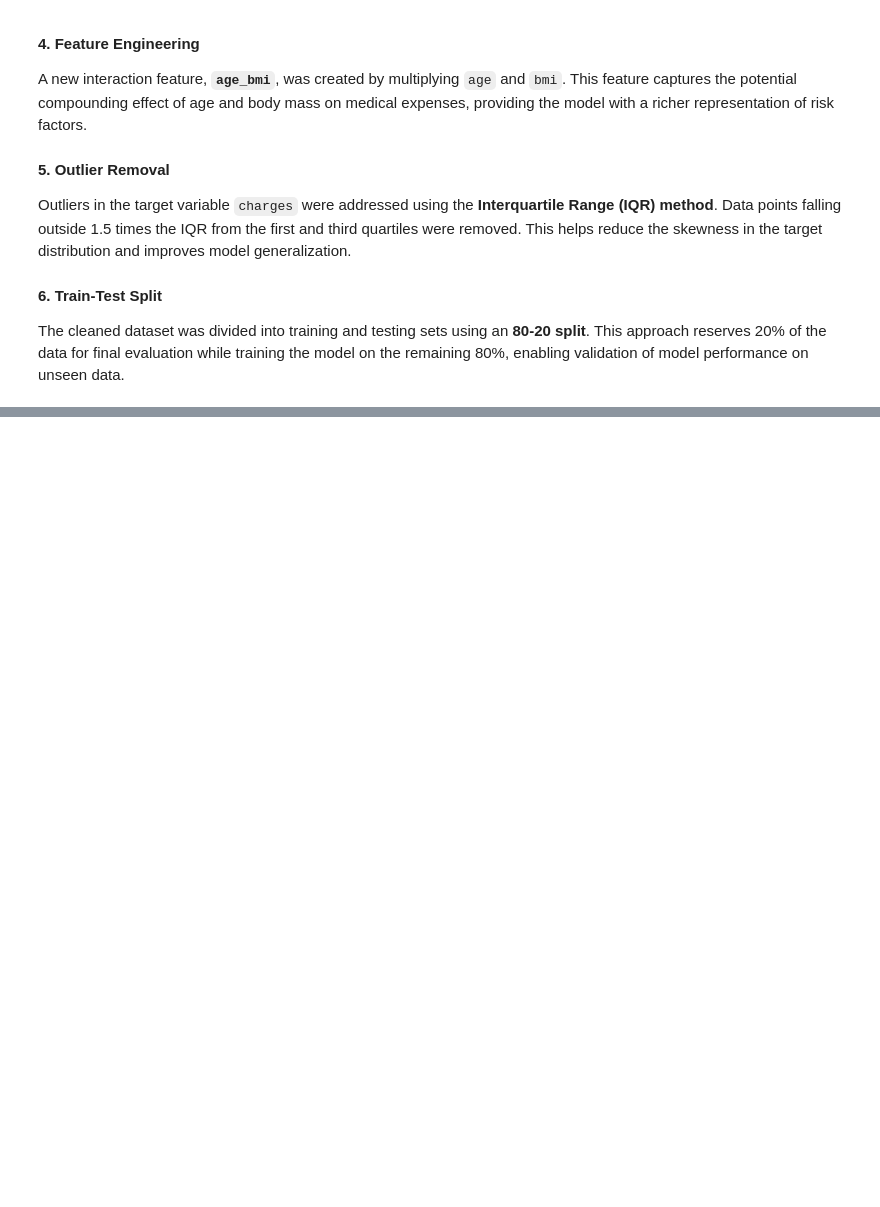
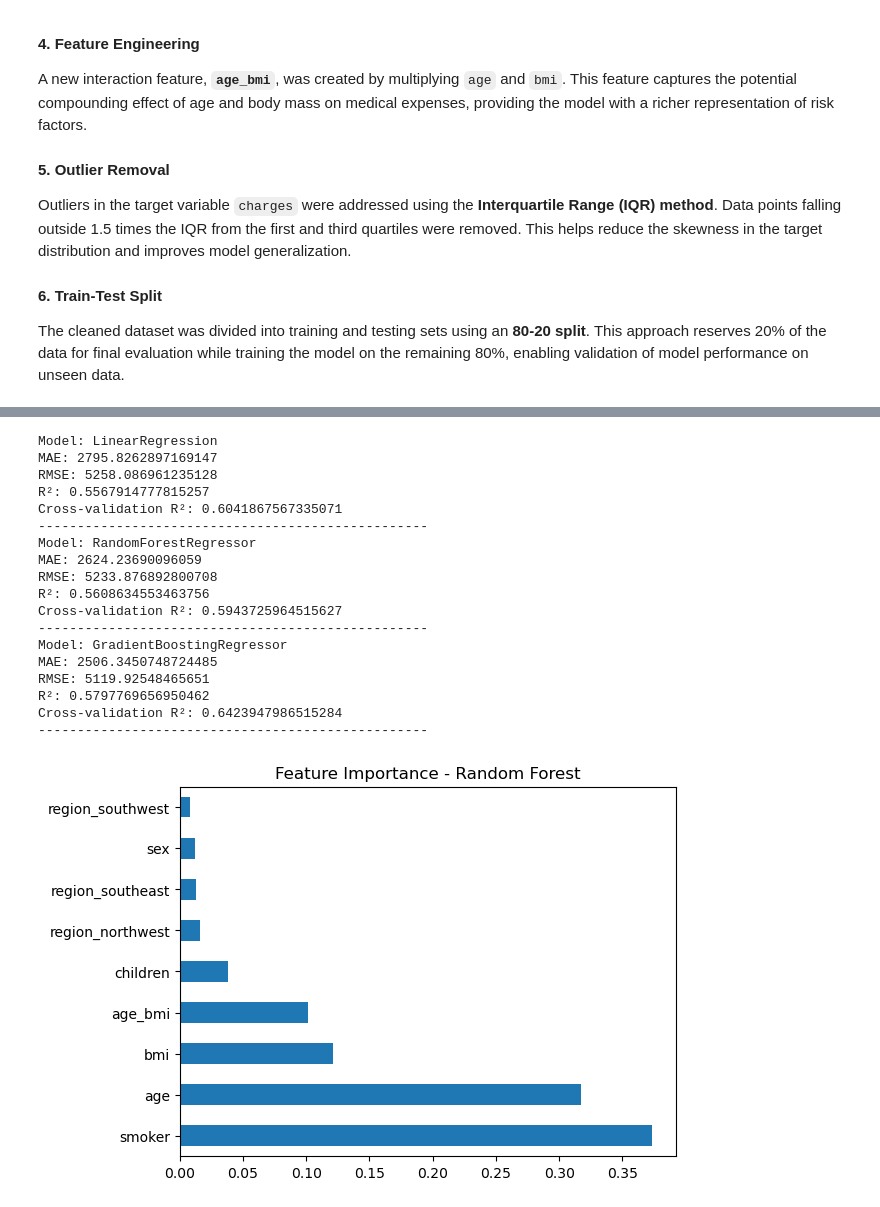
Before and after one commit to tejashri0/health-insurance-analysis, a Jupyter notebook: GroupProjectDataMining.ipynb, the cells around one changed output, grey strips where cells are left out. Saved outputs shown, nothing was run; the diff lists cells and outputs as text; code cells hidden in the pictures; blank space fills up the shorter version.

Commit message:
Added EDA and model training - Vatsal

```diff
--- a/GroupProjectDataMining.ipynb
+++ b/GroupProjectDataMining.ipynb
@@ -161,0 +234,51 @@ The cleaned dataset was divided into training and testing sets using an **80-20
+# %%
+
+
+def evaluate_model(model, X_train, X_test, y_train, y_test):
+    model.fit(X_train, y_train)
+    y_pred = model.predict(X_test)
+
+    print(f"Model: {model.__class__.__name__}")
+    print("MAE:", mean_absolute_error(y_test, y_pred))
+    print("RMSE:", np.sqrt(mean_squared_error(y_test, y_pred)))
+    print("R²:", r2_score(y_test, y_pred))
+    print("Cross-validation R²:", cross_val_score(model, X_train, y_train, cv=5).mean())
+    print("-" * 50)
+
+# Linear Regression
+lr = LinearRegression()
+evaluate_model(lr, X_train, X_test, y_train, y_test)
+
+# Random Forest Regressor
+rf = RandomForestRegressor(random_state=42)
+evaluate_model(rf, X_train, X_test, y_train, y_test)
+
+# Gradient Boosting Regressor
+gb = GradientBoostingRegressor(random_state=42)
+evaluate_model(gb, X_train, X_test, y_train, y_test)
+
+
+importances = pd.Series(rf.feature_importances_, index=X.columns)
+importances.nlargest(10).plot(kind='barh')
+plt.title("Feature Importance - Random Forest")
+plt.show()
+# %% [output]
+Model: LinearRegression
+MAE: 2795.8262897169147
+RMSE: 5258.086961235128
+R²: 0.5567914777815257
+Cross-validation R²: 0.6041867567335071
+--------------------------------------------------
+Model: RandomForestRegressor
+MAE: 2624.23690096059
+RMSE: 5233.876892800708
+R²: 0.5608634553463756
+Cross-validation R²: 0.5943725964515627
+--------------------------------------------------
+Model: GradientBoostingRegressor
+MAE: 2506.3450748724485
+RMSE: 5119.92548465651
+R²: 0.5797769656950462
+Cross-validation R²: 0.6423947986515284
+--------------------------------------------------
+[figure, added]
```
Also changed, not shown: parts of 5 cells of this notebook.
